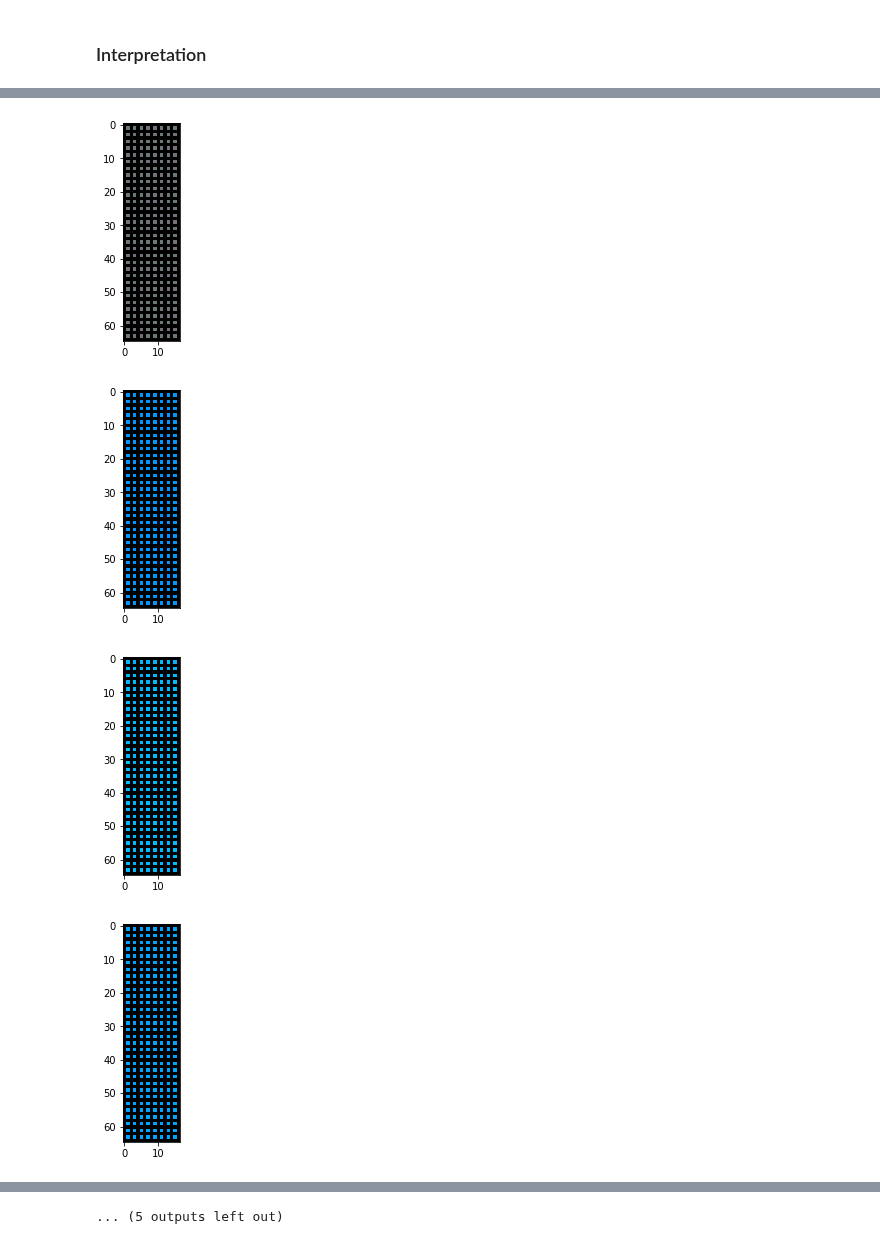
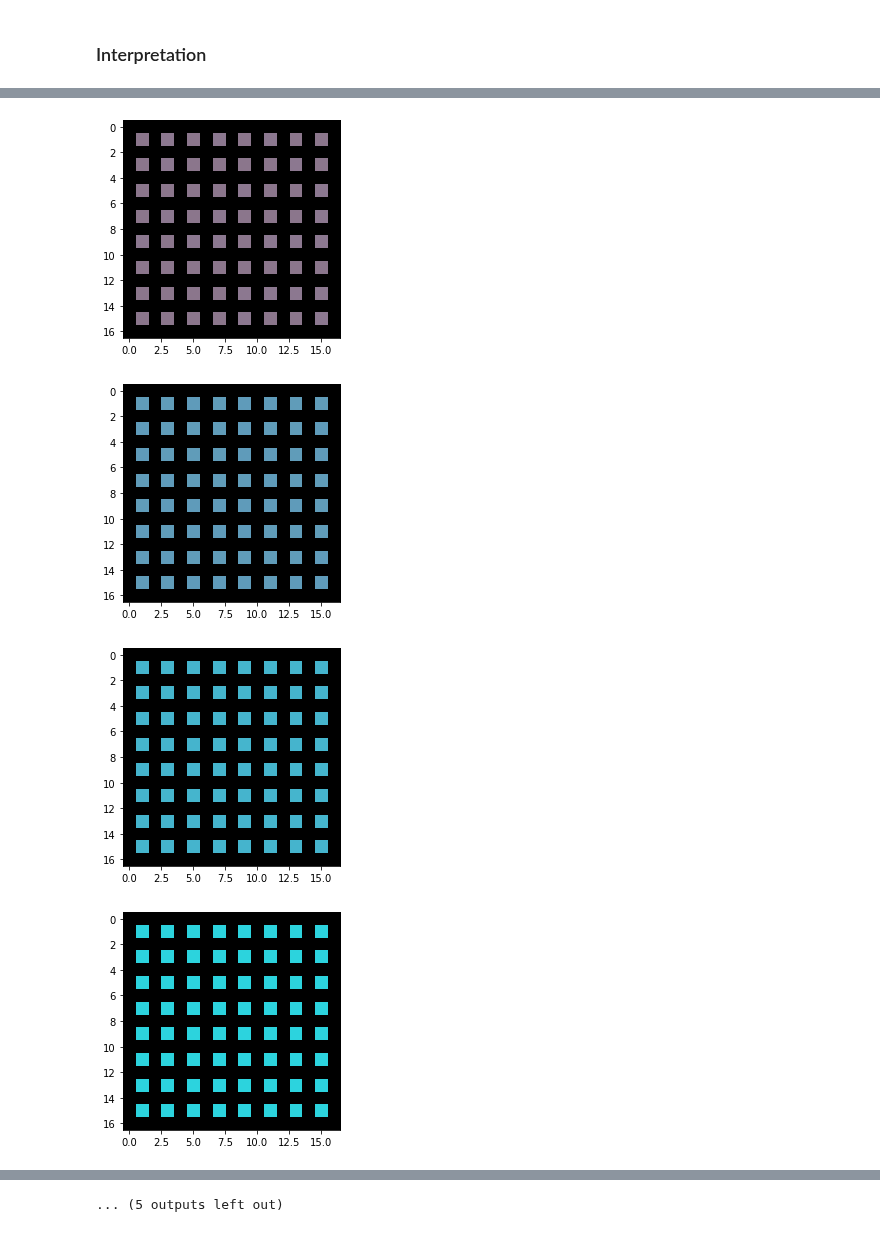
Before and after one commit to MichelleAppel/distribution-aware-image-to-image-translation, a Jupyter notebook: toy_examples/toy_example_Binkowski.ipynb, the cells around one changed output, grey strips where cells are left out. Cells and saved outputs as stored; diff of their text form; code cells hidden in the pictures.

```diff
--- a/toy_examples/toy_example_Binkowski.ipynb
+++ b/toy_examples/toy_example_Binkowski.ipynb
@@ -107,7 +107,7 @@ class TrivialWeightNet(nn.Module):
         self.fc1 = nn.Linear(1, 1)
 
     def forward(self, x):
-        return 1
+        return torch.ones((x.shape[0], 1))
 # %%
 class Discriminator(nn.Module):
     '''A simple joint discriminator network'''
@@ -209,18 +209,18 @@ Count: tensor([112, 144]) Ratio in this batch: tensor([0.4375, 0.5625])
 ## The training loop
 # %%
 # Initialize the networks
-weight_network_A = WeightNet()
-weight_network_B = WeightNet()
+weight_network_A = TrivialWeightNet()
+weight_network_B = TrivialWeightNet()
 generator_A = Generator()
 generator_B = Generator()
 discriminator = Discriminator()
 
 # Initialize the optimizers
 optimizer_w = optim.Adam(itertools.chain(weight_network_A.parameters(),
-                                         weight_network_B.parameters()), lr=0.01)
+                                         weight_network_B.parameters()), lr=0.001)
 optimizer_g = optim.Adam(itertools.chain(generator_A.parameters(),
-                                         generator_B.parameters()), lr=0.01)
-optimizer_d = optim.Adam(discriminator.parameters(), lr=0.01)
+                                         generator_B.parameters()), lr=0.001)
+optimizer_d = optim.Adam(discriminator.parameters(), lr=0.001)
 
 # Store values
 samples_A = []
@@ -254,9 +254,11 @@ for epoch in range(1):
 
         # The loss function --------------------------------------------------------------------------------
 
+        # For storing purposes
         Lmin = (discriminator(torch.cat((real_A, fake_B))) * 0.5*(1 + w.detach())).sum().detach()
         Lplus = (discriminator(torch.cat((fake_A, real_B))) * 0.5*(1 + v.detach())).sum().detach()
 
+        # The losses that are used for backprop
         loss_d = (discriminator(torch.cat((fake_A.detach(), real_B))) * 0.5*(1 + v.detach())).sum() - \
                  (discriminator(torch.cat((real_A, fake_B.detach()))) * 0.5*(1 + w.detach())).sum()
 
@@ -392,8 +394,8 @@ plt.show()
 # %%
 for img in samples_B:
-    visualize_img_batch(img)
+    visualize_img_batch(img[:64])
 # %% [output]
-[figure, old version]
+[figure, new version]
-[figure, old version]
+[figure, new version]
-[figure, old version]
+[figure, new version]
-[figure, old version]
+[figure, new version]
```
Also changed, not shown: parts of 8 cells of this notebook.
